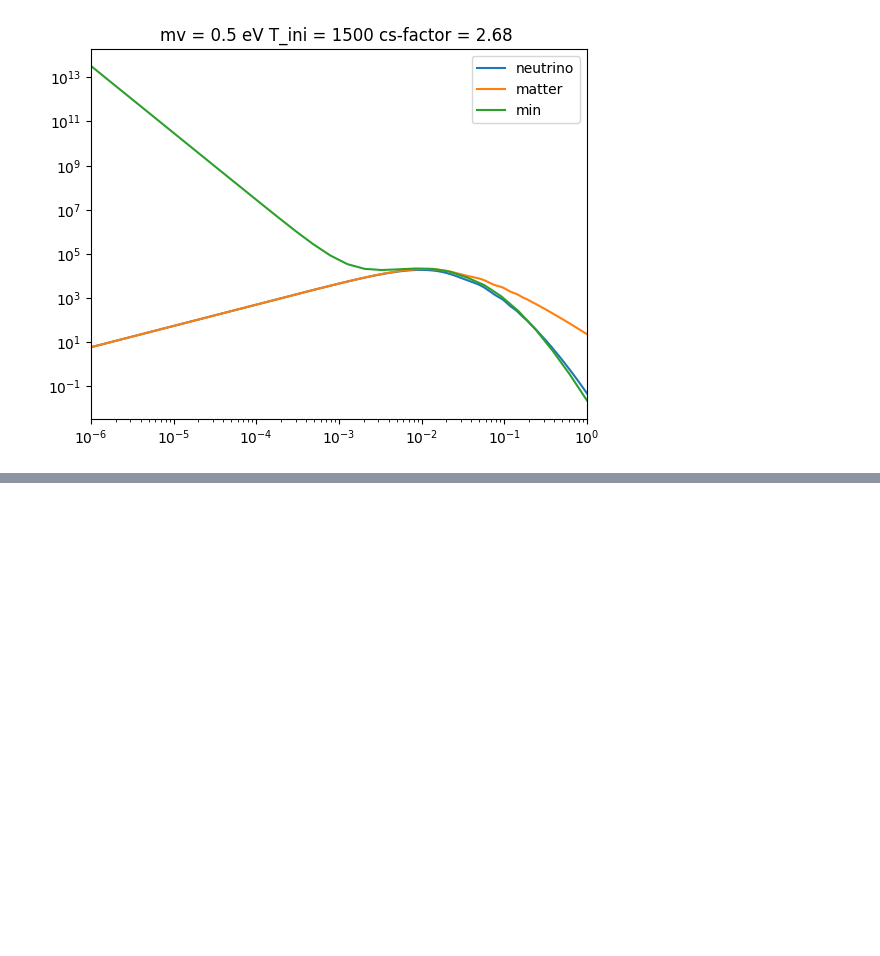
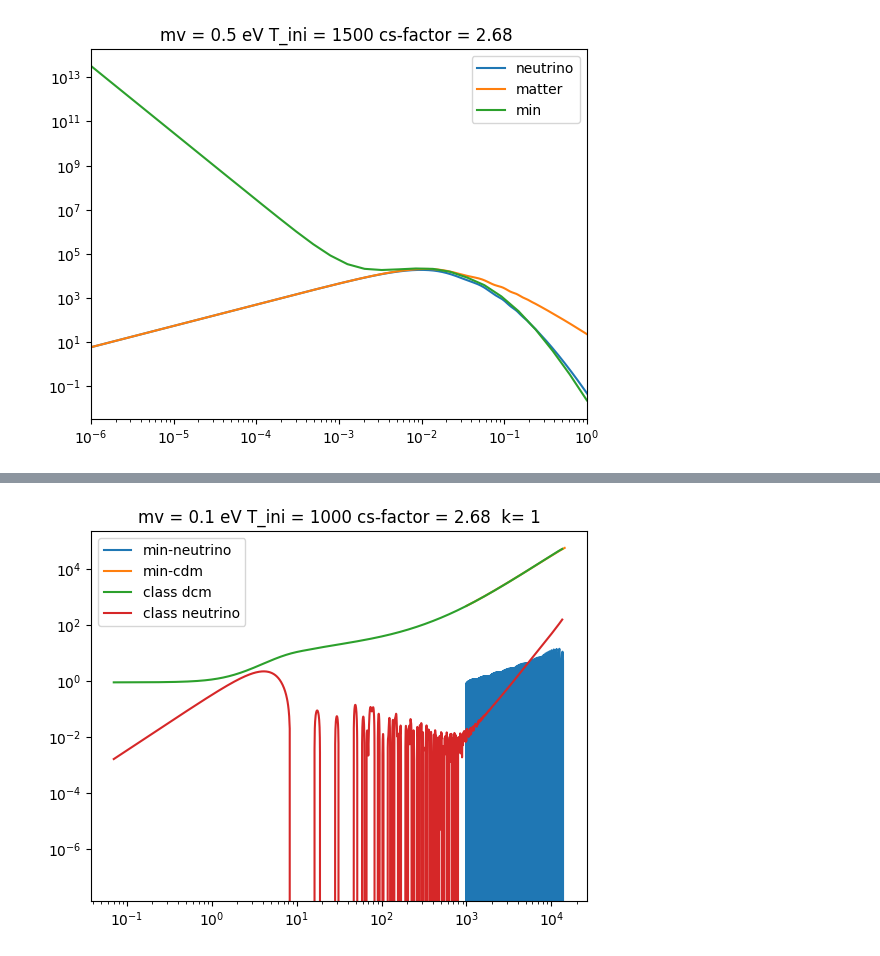
Before and after one commit to eriksteenberg/Power-spectrum-Test, a Jupyter notebook: Cdm med cs neutrino power spectrum-KIG_PAA_DEN_HER.ipynb, the cells around one changed output, grey strips where cells are left out. Cells and saved outputs as stored; diff of their text form; code cells hidden in the pictures; blank space fills up the shorter version.

```diff
--- a/Cdm med cs neutrino power spectrum-KIG_PAA_DEN_HER.ipynb
+++ b/Cdm med cs neutrino power spectrum-KIG_PAA_DEN_HER.ipynb
@@ -877,0 +883,7 @@ simuler2(mv_test,kvec)
+# %%
+mv_test = 1e-1
+#kvec =  list(np.logspace(-4,1,30))
+kvec = [0.1,1,10]
+plot_delta(mv_test,kvec,1)
+# %% [output]
+[figure, added]
```
Also changed, not shown: parts of 44 cells of this notebook, 5 other files.
